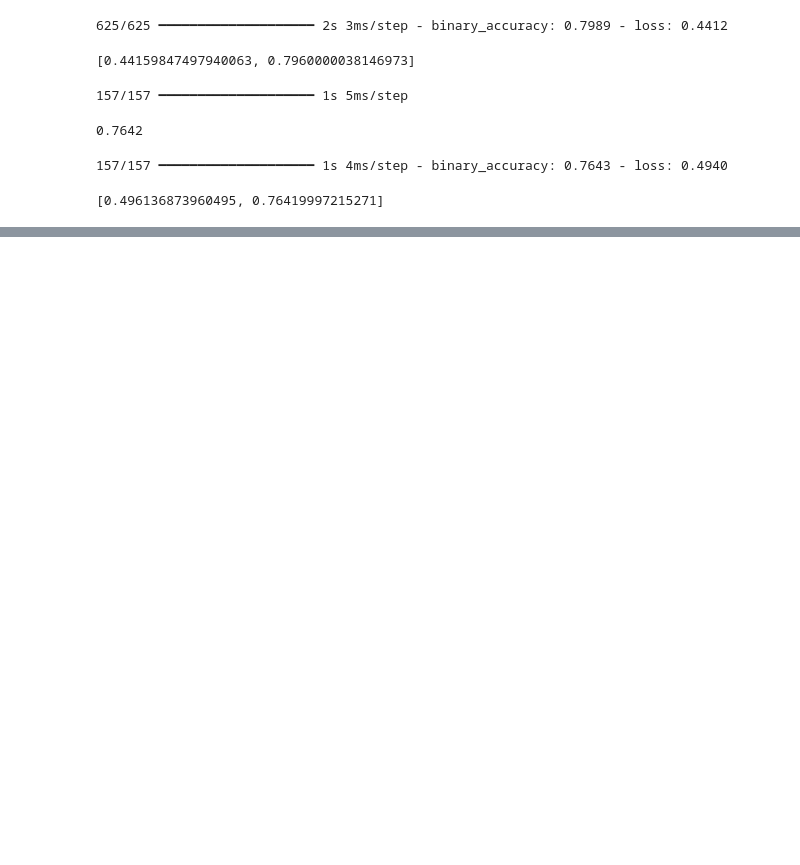
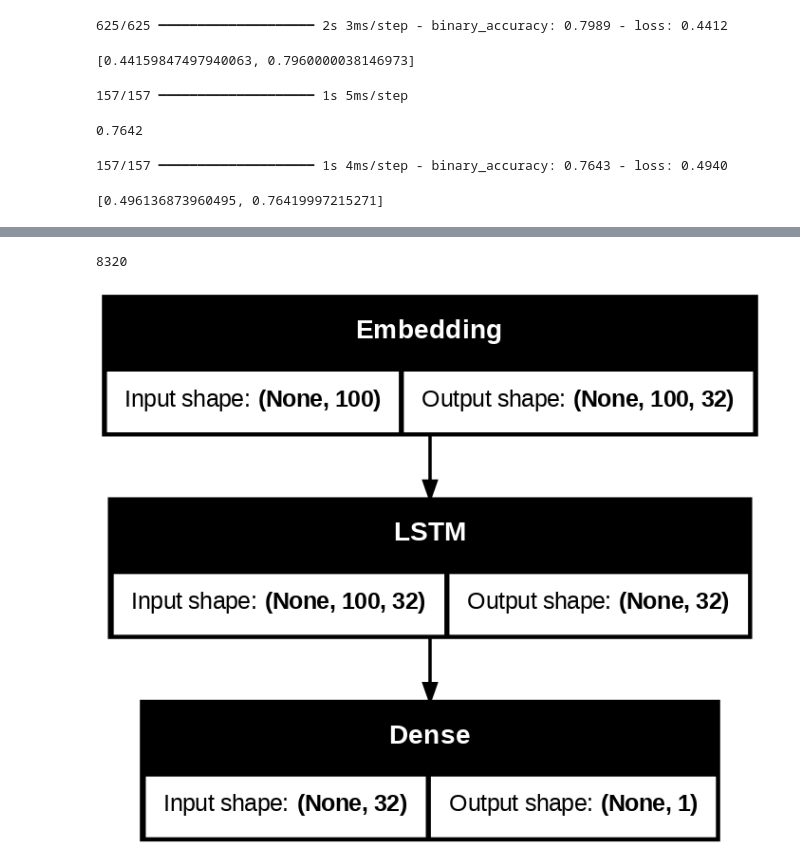
Before and after one commit to JakeOh/202505_BD50, a Jupyter notebook: lab_da/ml20_rnn.ipynb, the cells around one changed output, grey strips where cells are left out. Drawn from its saved outputs; the diff is of its cells as text; code cells hidden in the pictures; blank space fills up the shorter version.

Commit message:
LSTM

```diff
--- a/lab_da/ml20_rnn.ipynb
+++ b/lab_da/ml20_rnn.ipynb
@@ -709,0 +719,12 @@ rnn_2.evaluate(x=x_val, y=y_val)
+# %%
+tf.random.set_seed(42)
+np.random.seed(42)
+
+model_lstm = keras.Sequential(layers=[
+    keras.Input(shape=(100,)),
+    keras.layers.Embedding(input_dim=500, output_dim=32),
+    keras.layers.LSTM(units=32),
+    keras.layers.Dense(units=1, activation='sigmoid')
+])
+
+model_lstm.summary()
@@ -709,0 +745,9 @@ rnn_2.evaluate(x=x_val, y=y_val)
+# %%
+# LSTM 층의 모델 파라미터 개수 = (embedding input + 순환입력 + 바이어스) * 게이트(4) * 셀
+(32 + 32 + 1) * 4 * 32
+# %% [output]
+8320
+# %%
+keras.utils.plot_model(model=model_lstm, show_shapes=True, dpi=128)
+# %% [output]
+[figure, added]
```
Also changed, not shown: parts of 2 cells of this notebook.
